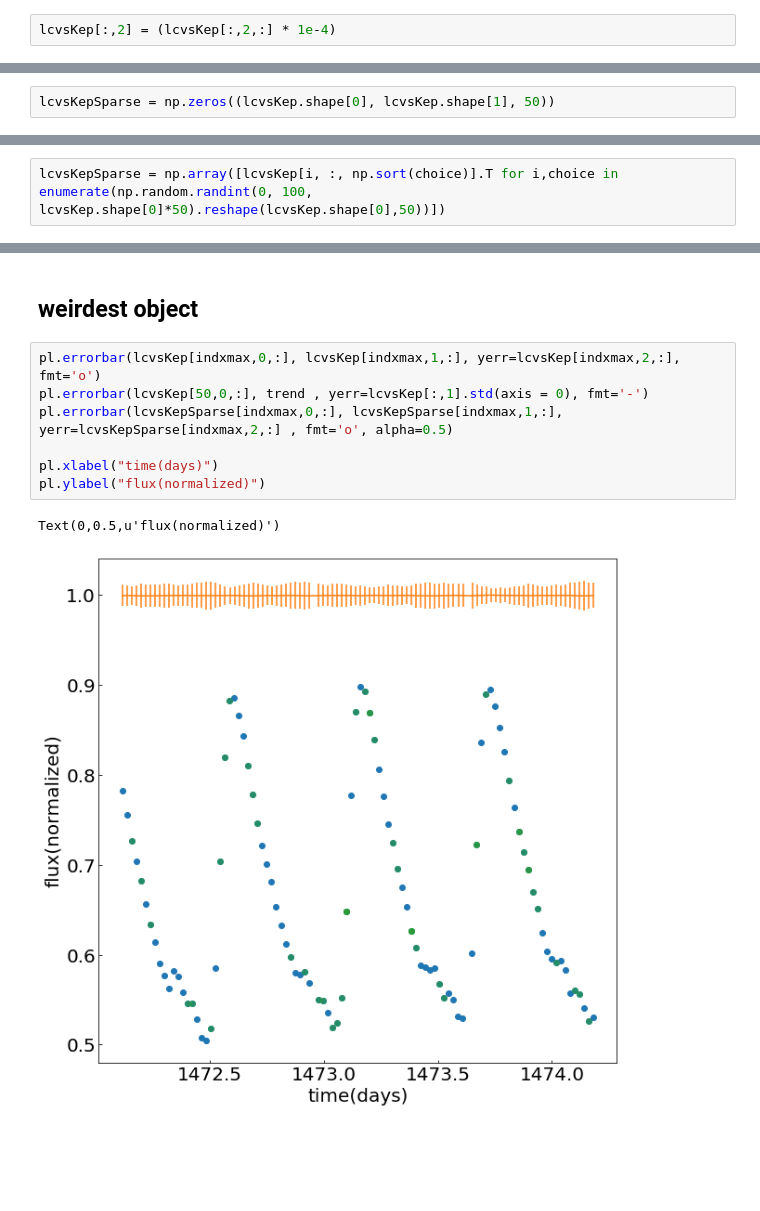
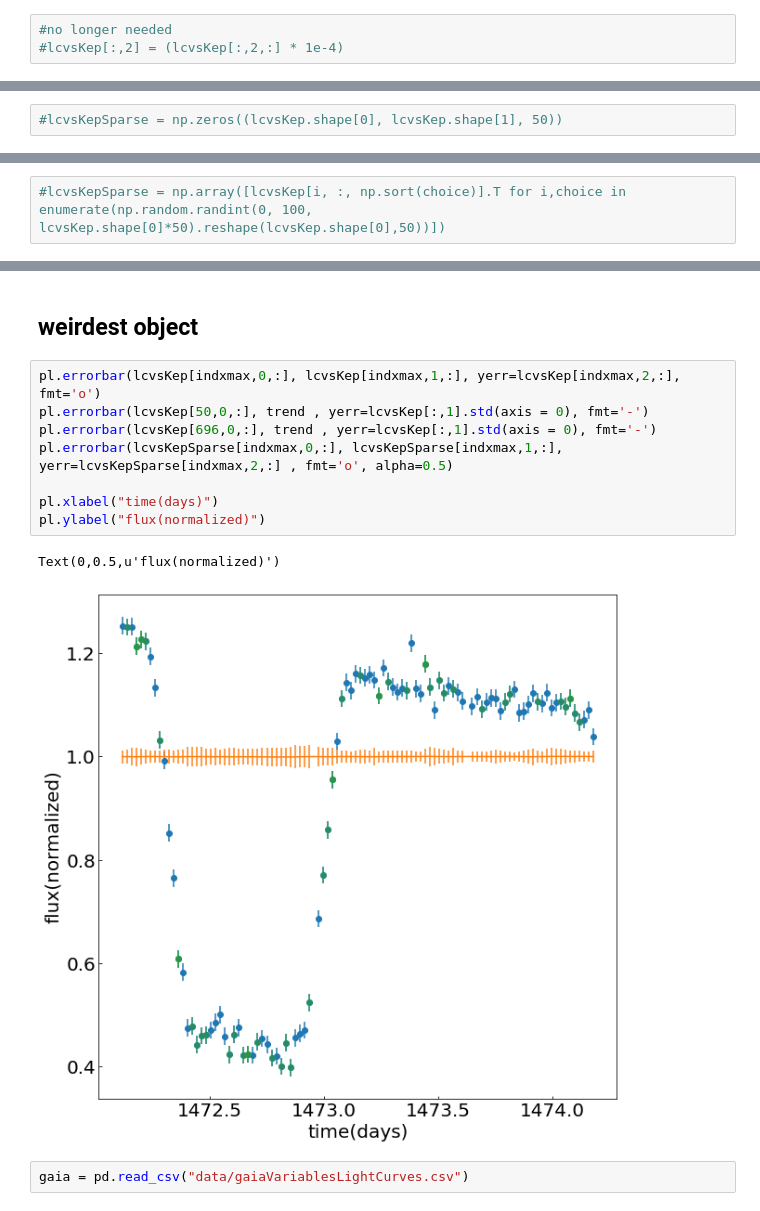
Before and after one commit to fedhere/DtUhackOutliers, a Jupyter notebook: sparsifyKeplerLcvs.ipynb, the cells around one changed output, grey strips where cells are left out. Drawn from its saved outputs; the diff is of its cells as text; blank space fills up the shorter version.

```diff
--- a/sparsifyKeplerLcvs.ipynb
+++ b/sparsifyKeplerLcvs.ipynb
@@ -21,7 +21,8 @@ lcvsKep = np.load("data/KeplerSampleWErr.npy")
 # %% [markdown]
 ## drop errorbars
 # %%
-lcvsKep[:,2] = (lcvsKep[:,2,:] * 1e-4)
+#no longer needed
+#lcvsKep[:,2] = (lcvsKep[:,2,:] * 1e-4)
 # %% [markdown]
 ## detrend (just in casem uncomment the detrend line if you wish to )
 # %%
@@ -34,5 +39,5 @@ trend = lcvsKep[:,1].mean(axis = 0)
 # %% [markdown]
 ## create a sparse version
 # %%
-lcvsKepSparse = np.zeros((lcvsKep.shape[0], lcvsKep.shape[1], 50))
+#lcvsKepSparse = np.zeros((lcvsKep.shape[0], lcvsKep.shape[1], 50))
 # %%
@@ -40,2 +45,2 @@ np.random.seed(666)
 # %%
-lcvsKepSparse = np.array([lcvsKep[i, :, np.sort(choice)].T for i,choice in enumerate(np.random.randint(0, 100, lcvsKep.shape[0]*50).reshape(lcvsKep.shape[0],50))])
+#lcvsKepSparse = np.array([lcvsKep[i, :, np.sort(choice)].T for i,choice in enumerate(np.random.randint(0, 100, lcvsKep.shape[0]*50).reshape(lcvsKep.shape[0],50))])
@@ -63,10 +68,13 @@ indxmax = ((np.abs(lcvsKep[:,1,:] - trend).mean(axis=1) - (lcvsKep[:,1,:] - tren
 # %%
 pl.errorbar(lcvsKep[indxmax,0,:], lcvsKep[indxmax,1,:], yerr=lcvsKep[indxmax,2,:], fmt='o')
 pl.errorbar(lcvsKep[50,0,:], trend , yerr=lcvsKep[:,1].std(axis = 0), fmt='-')
+pl.errorbar(lcvsKep[696,0,:], trend , yerr=lcvsKep[:,1].std(axis = 0), fmt='-')
 pl.errorbar(lcvsKepSparse[indxmax,0,:], lcvsKepSparse[indxmax,1,:], yerr=lcvsKepSparse[indxmax,2,:] , fmt='o', alpha=0.5)
 
 pl.xlabel("time(days)")
 pl.ylabel("flux(normalized)")
 # %% [output]
 Text(0,0.5,u'flux(normalized)')
-[figure, old version]
+[figure, new version]
+# %%
+gaia = pd.read_csv("data/gaiaVariablesLightCurves.csv")
```
Also changed, not shown: parts of 16 cells of this notebook, 10 other files.
